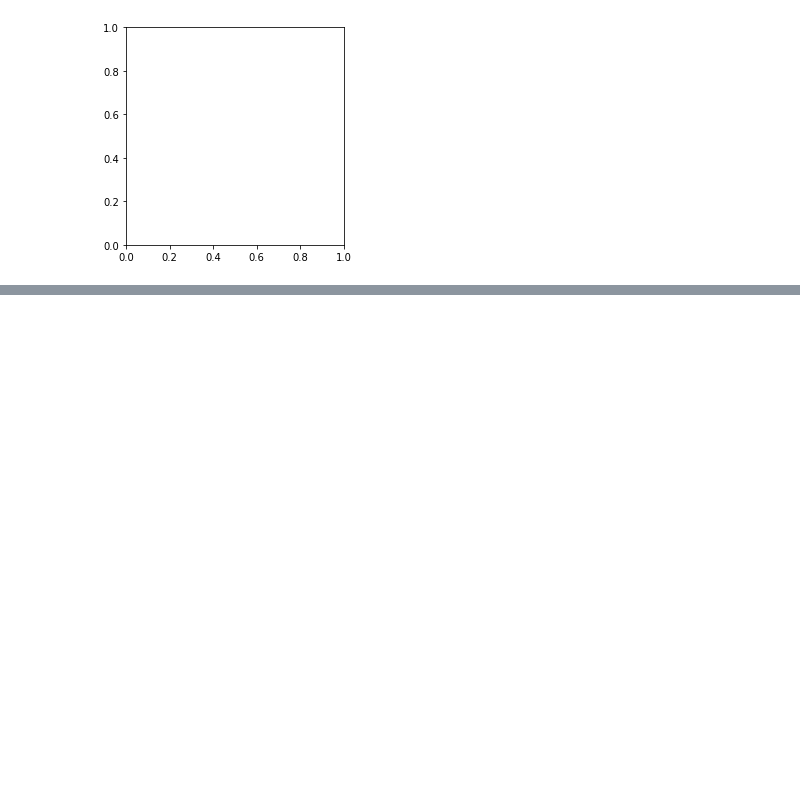
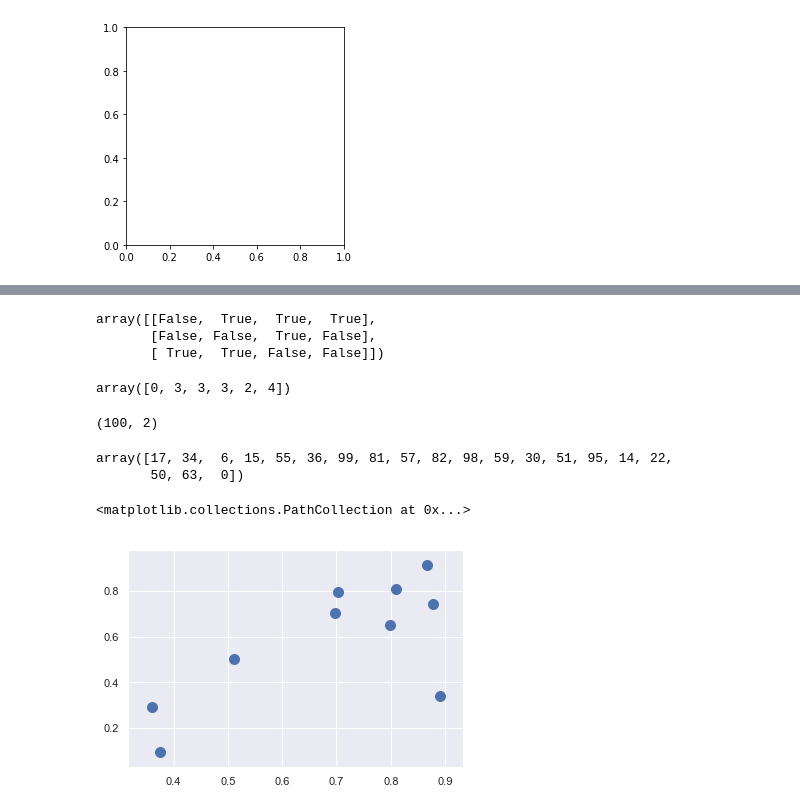
Before and after one commit to otakainswe/PythonDataScienceHandbook, a Jupyter notebook: 2.Numpy.ipynb, the cells around one changed output, grey strips where cells are left out. Cells and saved outputs as stored; diff of their text form; code cells hidden in the pictures; blank space fills up the shorter version.

```diff
--- a/2.Numpy.ipynb
+++ b/2.Numpy.ipynb
@@ -304,0 +330,35 @@ TypeError: Invalid dimensions for image data
+# %%
+x < 5
+# %% [output]
+array([[False,  True,  True,  True],
+       [False, False,  True, False],
+       [ True,  True, False, False]])
+# %%
+x[x <5]
+# %% [output]
+array([0, 3, 3, 3, 2, 4])
+# %%
+mean = [0,0]
+cov = [[1,2],
+      [2,5]]
+rand = np.random.RandomState(42)
+X = rand.multivariate_normal(mean,cov,100)
+X.shape
+# %% [output]
+(100, 2)
+# %%
+indicies = np.random.choice(X.shape[0],20,replace=False)
+indicies
+# %% [output]
+array([17, 34,  6, 15, 55, 36, 99, 81, 57, 82, 98, 59, 30, 51, 95, 14, 22,
+       50, 63,  0])
+# %%
+X = rand.rand(10,2)
+# %%
+%matplotlib inline
+import matplotlib.pyplot as plt
+import seaborn; seaborn.set()
+plt.scatter(X[:, 0], X[:,1],s=100)
+# %% [output]
+<matplotlib.collections.PathCollection at 0x...>
+[figure, added]
```
Also changed, not shown: parts of 5 cells of this notebook.
